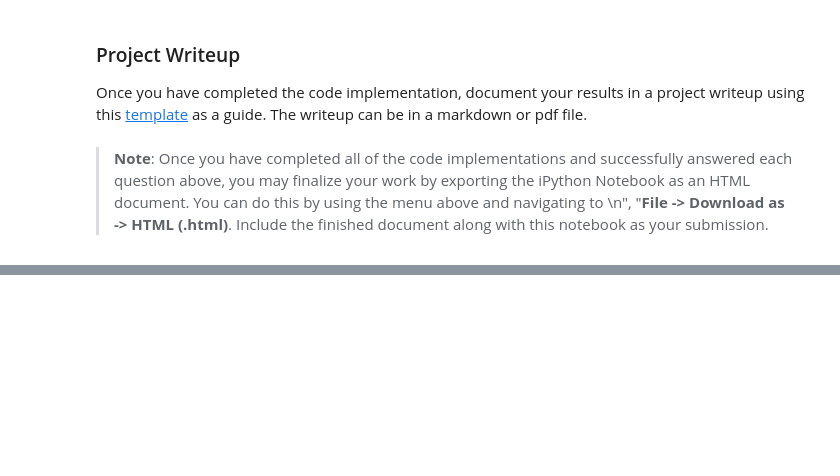
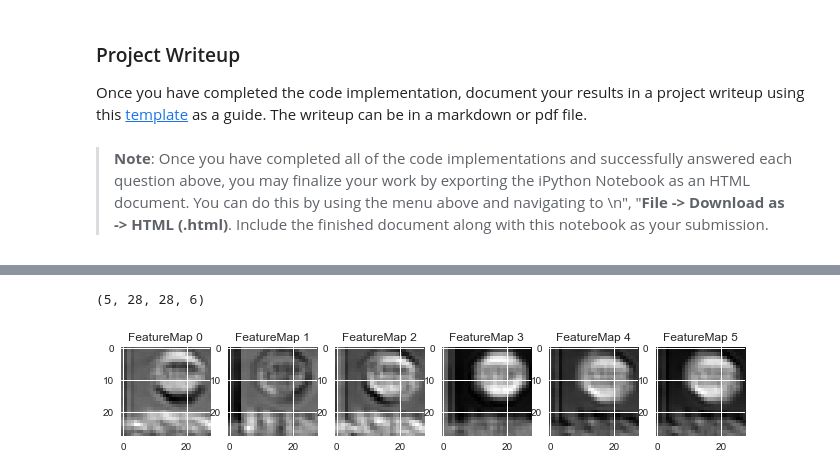
Before and after one commit to amirkhango/Traffic-Sign-Classifier-Proj2, a Jupyter notebook: Traffic_Sign_Classifier.ipynb, the cells around one changed output, grey strips where cells are left out. Cells and saved outputs as stored; diff of their text form; code cells hidden in the pictures; blank space fills up the shorter version.

```diff
--- a/Traffic_Sign_Classifier.ipynb
+++ b/Traffic_Sign_Classifier.ipynb
@@ -471,13 +488,16 @@ print(X_predict.shape)
 # %%
 with tf.Session() as sess:
+
     saver.restore(sess, tf.train.latest_checkpoint('.'))
     pred = tf.argmax(logits,1)
-    out = sess.run(pred, feed_dict={x: X_predict})
+    out,lgits = sess.run([pred, logits], feed_dict={x: X_predict})
     #correct_prediction = tf.equal(tf.argmax(logits, 1), tf.argmax(one_hot_y, 1))
     #total_accuracy += (accuracy * len(batch_x))
     #test_accuracy = evaluate(X_test, y_test)
 
     print('output classID is', out)
+    print('logits are:', lgits)
     print('Their names are respectively:', merge_df.loc[out]['SignName'].values)
     #print("Predict Accuracy = {:.3f}".format(test_accuracy))
+merge_df.loc[out]
 # %% [output]
@@ -549,0 +616,26 @@ Looking just at the first row we get `[ 0.34763842,  0.24879643,  0.12789202]`,
+# %%
+### Print out the top five softmax probabilities for the predictions on the German traffic sign images found on the web.
+### Feel free to use as many code cells as needed.
+with tf.Session() as sess:
+
+    saver.restore(sess, tf.train.latest_checkpoint('.'))
+
+    softmax_logits = tf.nn.softmax(logits)
+    max_logits = tf.argmax(logits,1)
+    max_softmax_logits = tf.argmax(softmax_logits,1)
+
+    v_max_logits, v_max_softmax,softmax_v,lgits = sess.run([max_logits,max_softmax_logits,softmax_logits,logits], feed_dict={x: X_predict})
+    #correct_prediction = tf.equal(tf.argmax(logits, 1), tf.argmax(one_hot_y, 1))
+    #total_accuracy += (accuracy * len(batch_x))
+    #test_accuracy = evaluate(X_test, y_test)
+
+    #print('logits are:', lgits)
+    #print('softmax values are:',softmax_v)
+    #print('v_max_logits classID is', v_max_logits)
+    print('v_max_softmax classID is', v_max_softmax)
+
+    top_5 = sess.run(tf.nn.top_k(tf.constant(softmax_v), k=5))
+    print("top5 prediction is",top_5)
+    #print('Their names are respectively:', merge_df.loc[v_max_logits]['SignName'].values)
+    #print("Predict Accuracy = {:.3f}".format(test_accuracy))
+merge_df.loc[out]
@@ -585,10 +699,11 @@ For an example of what feature map outputs look like, check out NVIDIA's results
 def outputFeatureMap(image_input, tf_activation, activation_min=-1, activation_max=-1 ,plt_num=1):
     # Here make sure to preprocess your image_input in a way your network expects
     # with size, normalization, ect if needed
-    # image_input =
+    image_input, = normalize_data([image_input])
     # Note: x should be the same name as your network's tensorflow data placeholder variable
     # If you get an error tf_activation is not defined it may be having trouble accessing the variable from inside a function
     activation = tf_activation.eval(session=sess,feed_dict={x : image_input})
+    print(activation.shape)
     featuremaps = activation.shape[3]
     plt.figure(plt_num, figsize=(15,15))
     for featuremap in range(featuremaps):
@@ -602,3 +717,13 @@ def outputFeatureMap(image_input, tf_activation, activation_min=-1, activation_m
             plt.imshow(activation[0,:,:, featuremap], interpolation="nearest", vmin=activation_min, cmap="gray")
         else:
             plt.imshow(activation[0,:,:, featuremap], interpolation="nearest", cmap="gray")
+# %%
+with tf.Session() as sess:
+    saver.restore(sess, tf.train.latest_checkpoint('.'))
+    act = sess.graph.get_tensor_by_name('Relu_4:0')
+    outputFeatureMap(X_predict, tf_activation=act, activation_min=-1, activation_max=-1 ,plt_num=1)
+    writer = tf.summary.FileWriter("tf_graph", sess.graph)
+    writer.close()
+# %% [output]
+(5, 28, 28, 6)
+[figure, added]
```
Also changed, not shown: parts of 16 cells of this notebook, 7 other files.
